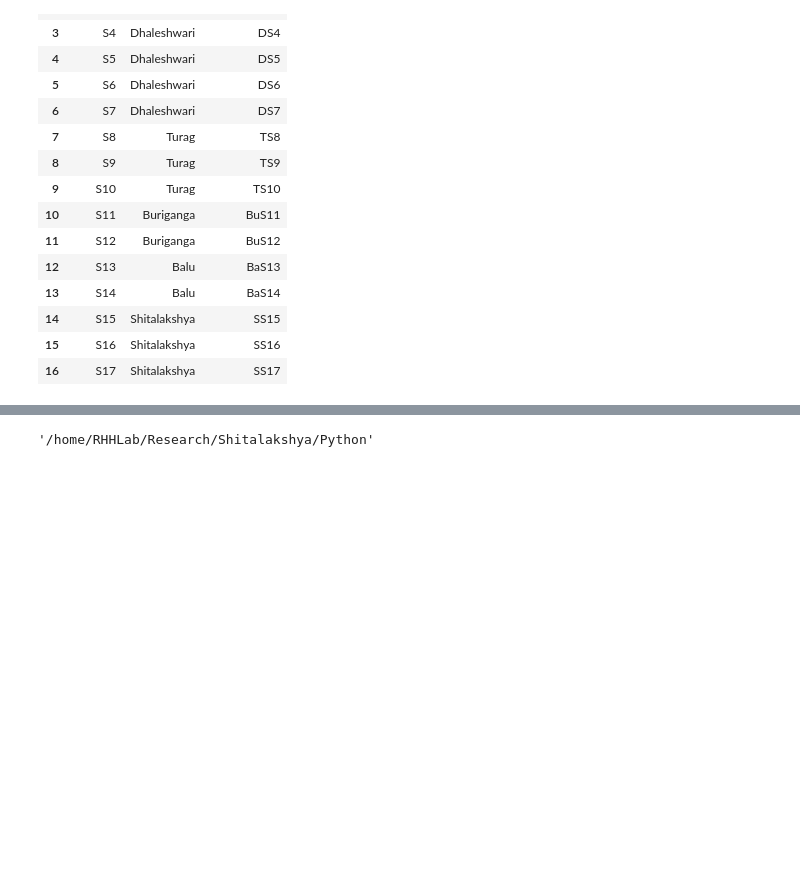
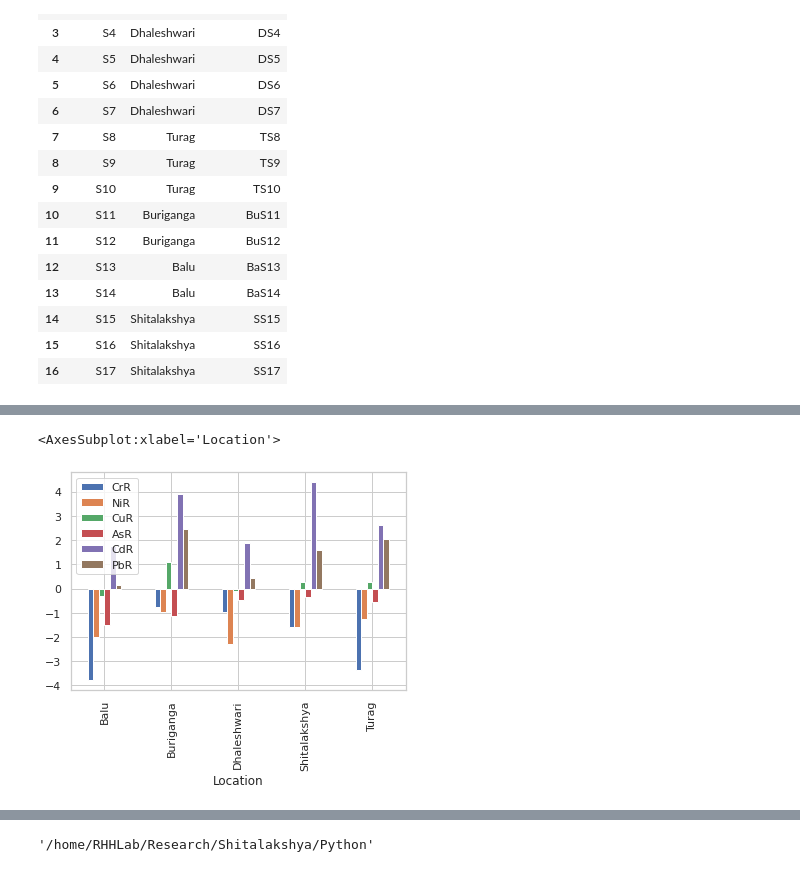
Before and after one commit to rakibhhridoy/OnGoingStudy, a Jupyter notebook: Shitalakshya/Python/sample.ipynb, the cells around one changed output, grey strips where cells are left out. Drawn from its saved outputs; the diff is of its cells as text; code cells hidden in the pictures; blank space fills up the shorter version.

```diff
--- a/Shitalakshya/Python/sample.ipynb
+++ b/Shitalakshya/Python/sample.ipynb
@@ -263,0 +298,3 @@ igeo
+# %%
+igeoR = igeo_group[["CrR", "NiR","CuR","AsR","CdR","PbR"]]
+igeoR
@@ -263,0 +309,5 @@ igeo
+# %%
+igeoR.plot(kind="bar")
+# %% [output]
+<AxesSubplot:xlabel='Location'>
+[figure, added]
```
Also changed, not shown: parts of 13 cells of this notebook, 4 other files.
